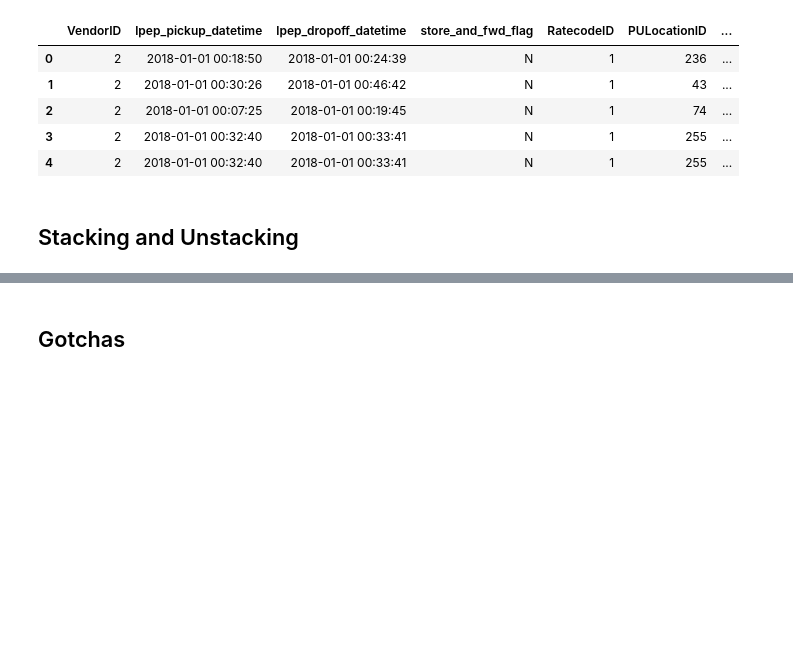
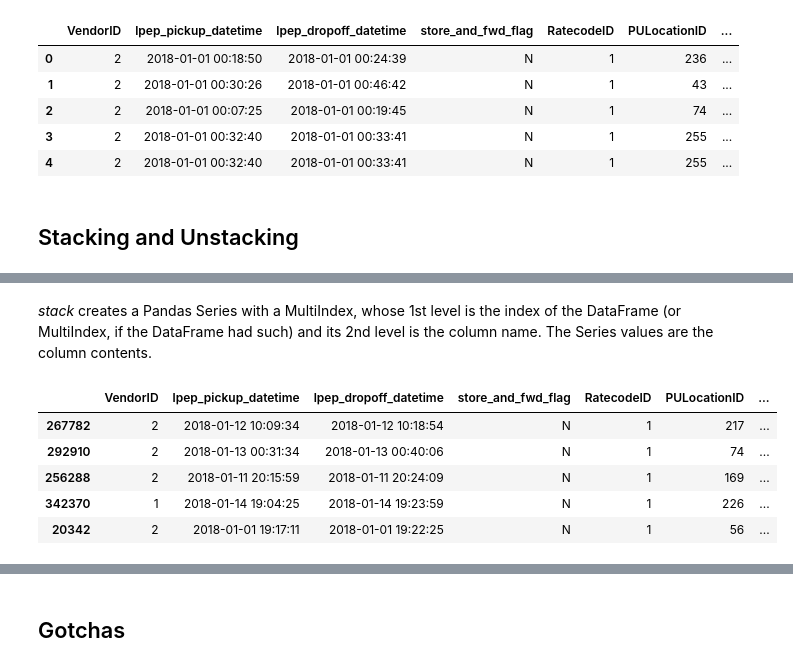
Before and after one commit to lungben/python_tutorial, a Jupyter notebook: notebooks/pandas.ipynb, the cells around one changed output, grey strips where cells are left out. Drawn from its saved outputs; the diff is of its cells as text; code cells hidden in the pictures; blank space fills up the shorter version.

```diff
--- a/notebooks/pandas.ipynb
+++ b/notebooks/pandas.ipynb
@@ -773,0 +775,12 @@ Length: 14283519, dtype: object
+# %% [markdown]
+*stack* creates a Pandas Series with a MultiIndex, whose 1st level is the index of the DataFrame (or MultiIndex, if the DataFrame had such) and its 2nd level is the column name.
+The Series values are the column contents.
+# %%
+df_stacked.unstack().head()
+# %% [output]
+|  | VendorID | lpep_pickup_datetime | lpep_dropoff_datetime | store_and_fwd_flag | RatecodeID | PULocationID | ... |
+| 267782 | 2 | 2018-01-12 10:09:34 | 2018-01-12 10:18:54 | N | 1 | 217 | ... |
+| 292910 | 2 | 2018-01-13 00:31:34 | 2018-01-13 00:40:06 | N | 1 | 74 | ... |
+| 256288 | 2 | 2018-01-11 20:15:59 | 2018-01-11 20:24:09 | N | 1 | 169 | ... |
+| 342370 | 1 | 2018-01-14 19:04:25 | 2018-01-14 19:23:59 | N | 1 | 226 | ... |
+| 20342 | 2 | 2018-01-01 19:17:11 | 2018-01-01 19:22:25 | N | 1 | 56 | ... |
```
Also changed, not shown: parts of 5 cells of this notebook.
